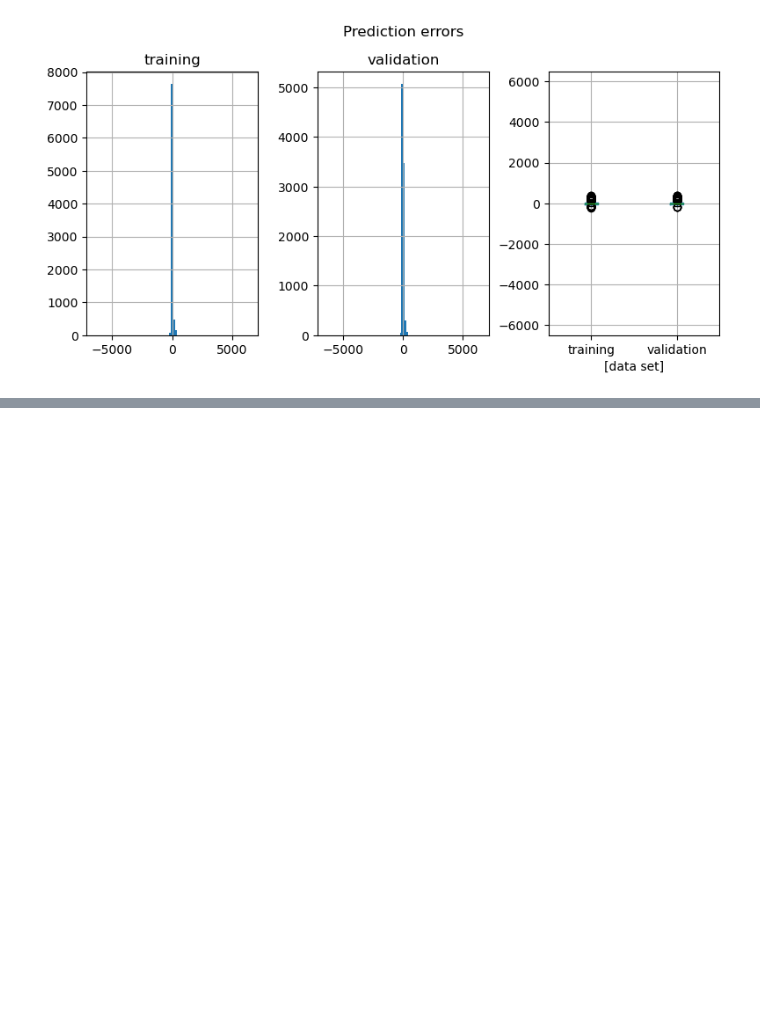
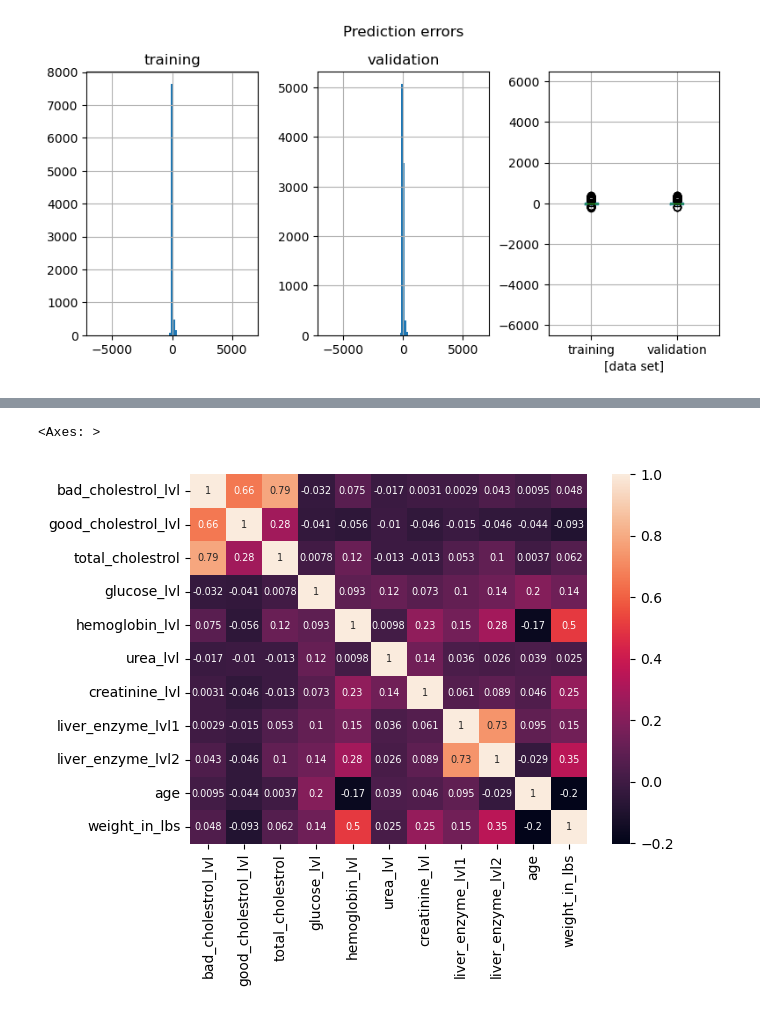
Before and after one commit to alnarayana6/Datascience, a Jupyter notebook: Python/Lupin_Triglycerides/triglycerides.ipynb, the cells around one changed output, grey strips where cells are left out. Saved outputs shown, nothing was run; the diff lists cells and outputs as text; code cells hidden in the pictures; blank space fills up the shorter version.

```diff
--- a/Python/Lupin_Triglycerides/triglycerides.ipynb
+++ b/Python/Lupin_Triglycerides/triglycerides.ipynb
@@ -127,0 +163,9 @@ plt.show()
+# %%
+tgl.keys()
+imp=tgl[['bad_cholestrol_lvl','good_cholestrol_lvl','total_cholestrol','glucose_lvl','hemoglobin_lvl','urea_lvl','creatinine_lvl','liver_enzyme_lvl1','liver_enzyme_lvl2','age','weight_in_lbs']]
+# %%
+corr1=imp.corr()
+sns.heatmap(corr1,annot=True,annot_kws={"size":7})
+# %% [output]
+<Axes: >
+[figure, added]
```
Also changed, not shown: parts of 5 cells of this notebook.
